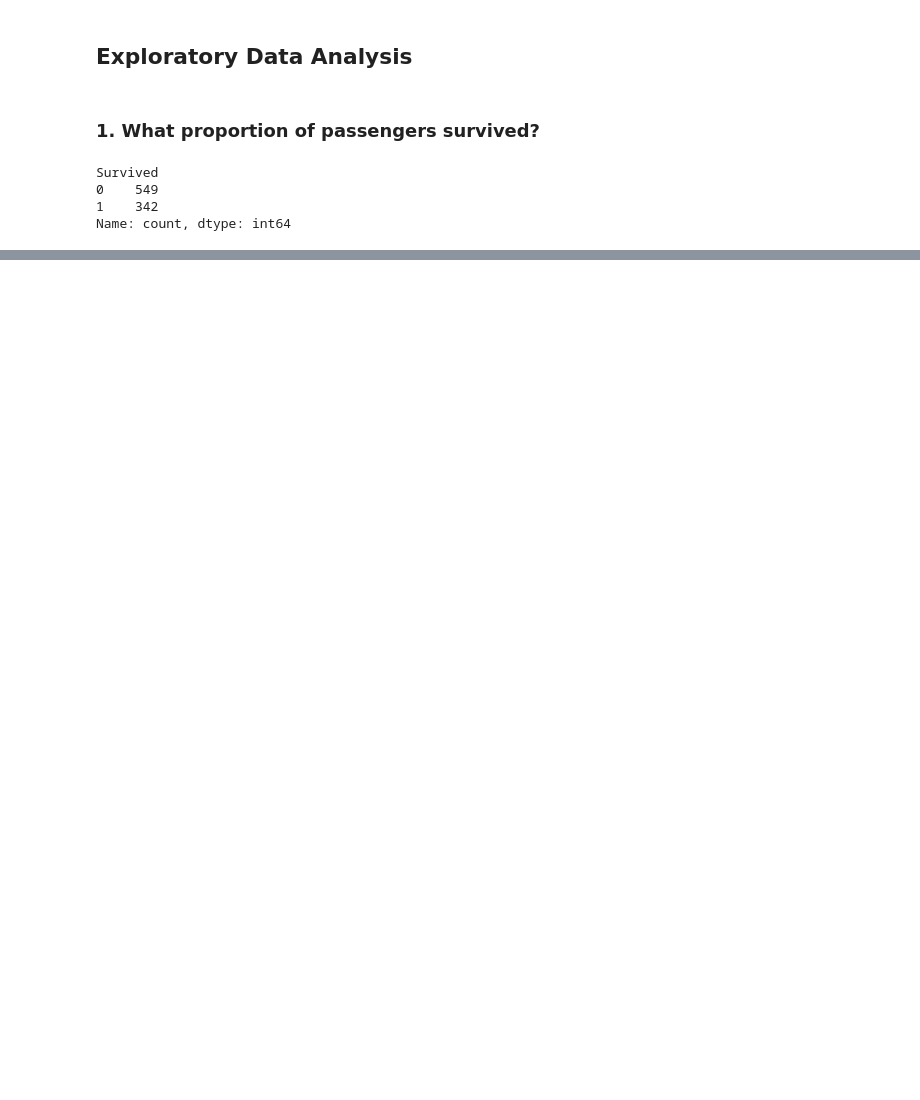
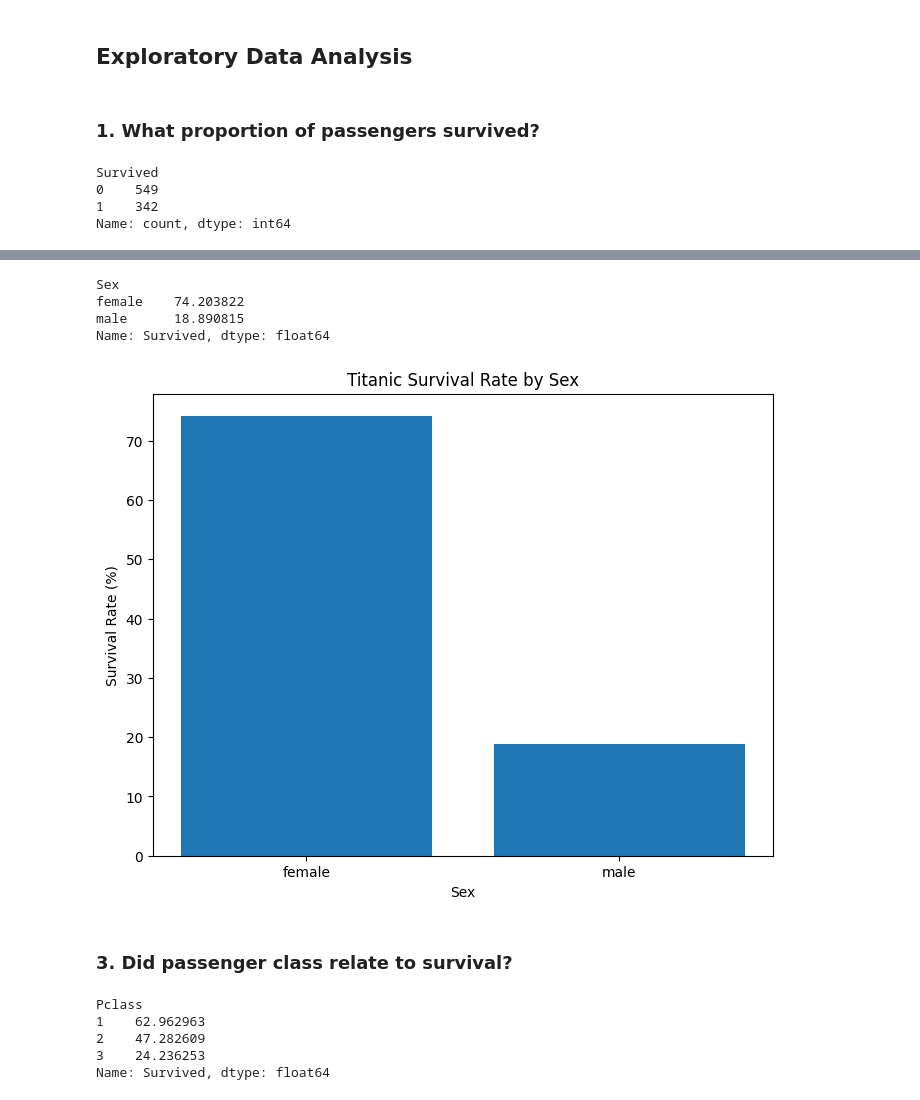
Before and after one commit to tingly-amua/Titanic-Survival-Analysis, a Jupyter notebook: titanic.ipynb, the cells around one changed output, grey strips where cells are left out. Cells and saved outputs as stored; diff of their text form; code cells hidden in the pictures; blank space fills up the shorter version.

```diff
--- a/titanic.ipynb
+++ b/titanic.ipynb
@@ -279,0 +309,35 @@ Name: count, dtype: int64
+# %%
+df.groupby('Sex')['Survived'].mean()*100
+# Because Survived is 0/1, its mean represents the proportion that survived.
+# %% [output]
+Sex
+female    74.203822
+male      18.890815
+Name: Survived, dtype: float64
+# %%
+survival_by_sex = df.groupby('Sex')['Survived'].mean() * 100
+
+plt.figure(figsize=(8, 6))
+
+plt.bar(
+    survival_by_sex.index,
+    survival_by_sex.values
+)
+
+plt.xlabel('Sex')
+plt.ylabel('Survival Rate (%)')
+plt.title('Titanic Survival Rate by Sex')
+
+plt.show()
+# %% [output]
+[figure, added]
+# %% [markdown]
+### 3. Did passenger class relate to survival?
+# %%
+df.groupby('Pclass')['Survived'].mean()*100
+# %% [output]
+Pclass
+1    62.962963
+2    47.282609
+3    24.236253
+Name: Survived, dtype: float64
```
Also changed, not shown: parts of 21 cells of this notebook.
